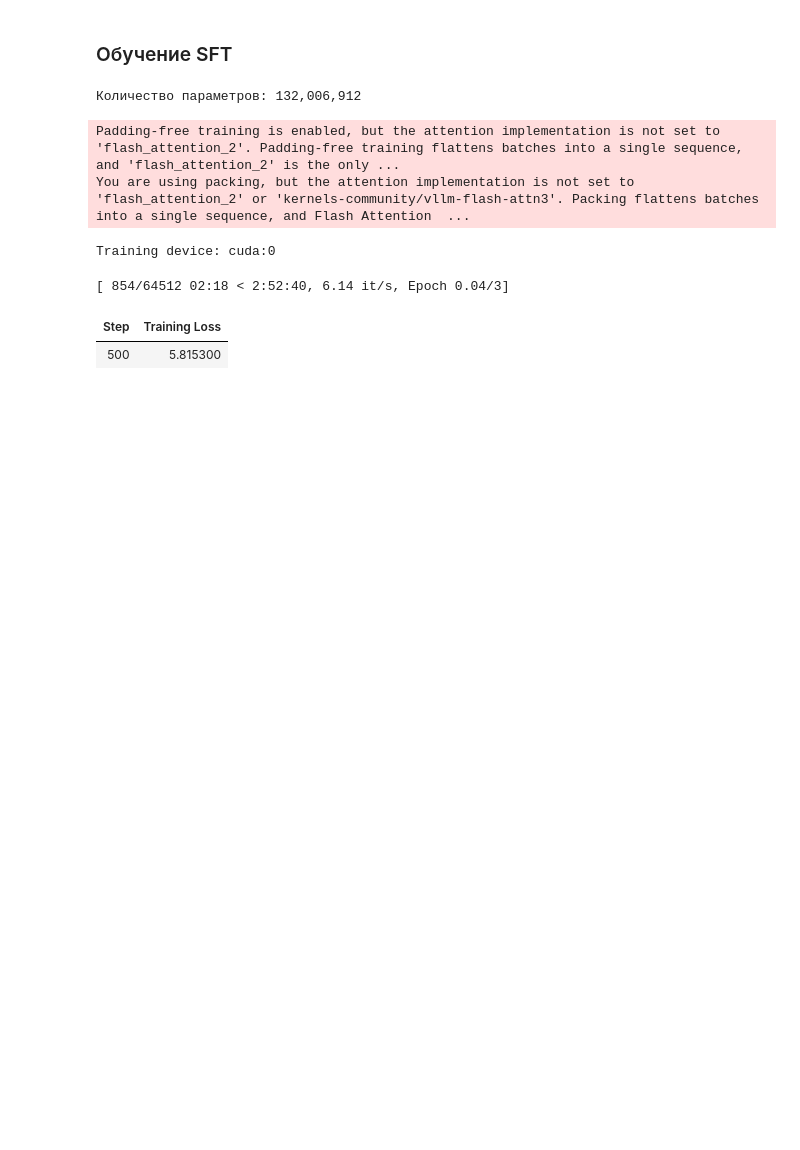
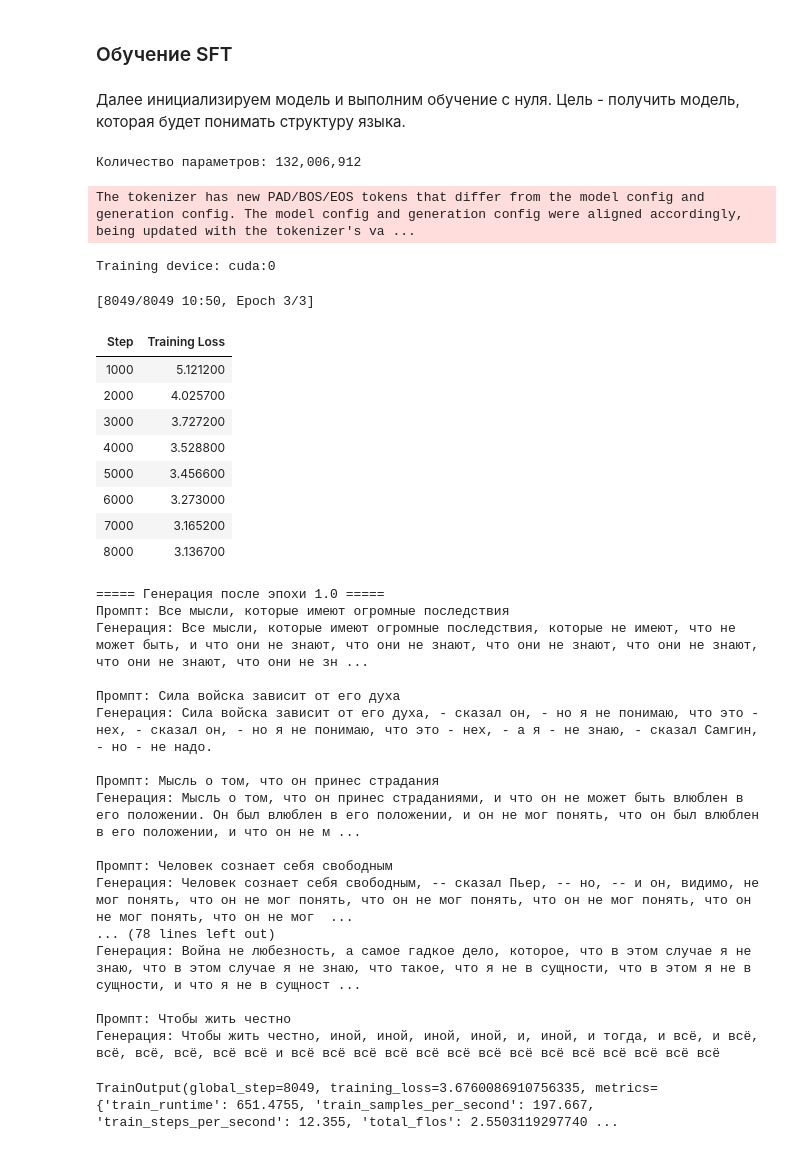
Before and after one commit to RumKam/dle-project-sprint-6, a Jupyter notebook: solution.ipynb, the cells around one changed output. Drawn from its saved outputs; the diff is of its cells as text; code cells hidden in the pictures; blank space fills up the shorter version.

```diff
--- a/solution.ipynb
+++ b/solution.ipynb
@@ -36,6 +68,9 @@ set_seed(42)
 # %%
+import os
+import re
+from glob import glob
+
 def preprocess_texts(folder_path, output_file, chunk_size):
-
     # Загружаем все строки из всех файлов
     all_lines = []
     for file_path in glob(os.path.join(folder_path, "*.txt")):
@@ -53,11 +88,10 @@ def preprocess_texts(folder_path, output_file, chunk_size):
         elif not line_stripped:
             unique_lines.append(line)
 
-    # Оставляем только кириллицу, цифры, пробелы, базовую пунктуацию
+    # Оставляем только кириллицу, пробелы, базовую пунктуацию
     cleaned_lines = []
     for line in unique_lines:
-        clean = re.sub(r'[^а-яА-ЯёЁ0-9\s\.\,\!\?\;\:\(\)\"\'\-\–\—]', '', line)
-        # убираем лишние пробелы
+        clean = re.sub(r'[^а-яА-ЯёЁ\s\.\,\!\?\;\:\(\)\"\'\-\–\—]', '', line)
         clean = re.sub(r'\s+', ' ', clean).strip()
         if clean:
             cleaned_lines.append(clean)
@@ -65,17 +99,19 @@ def preprocess_texts(folder_path, output_file, chunk_size):
     # Склеиваем
     full_text = ' '.join(cleaned_lines)
 
-    # Нормализуем повторяющуюся пунктуацию
-    full_text = re.sub(r'\.{2,}', '.', full_text)
+    full_text = re.sub(r'\d+', '', full_text)
+    full_text = re.sub(r'[\.…]{2,}', ' ', full_text)
     full_text = re.sub(r'!{2,}', '!', full_text)
     full_text = re.sub(r'\?{2,}', '?', full_text)
     full_text = re.sub(r',{2,}', ',', full_text)
+    full_text = re.sub(r'\s+([.,!?;:])', r'\1', full_text)
+    full_text = re.sub(r'\s+', ' ', full_text).strip()
 
-    # Разбиваем на чанки фиксированной длины
+    # Разбиваем на чанки
     chunks = []
     for i in range(0, len(full_text), chunk_size):
         chunk = full_text[i:i+chunk_size]
-        if len(chunk) > 50:  # отбрасываем совсем короткие куски
+        if len(chunk) > 50:
             chunks.append(f"<bos> {chunk} <eos>")
 
     # Сохраняем чанки в файл
@@ -163,6 +201,10 @@ print(f"Пример input_ids: {tokenized_dataset[0]['input_ids'][:50]}...")
 # %% [markdown]
 ### Обучение SFT
+# %% [markdown]
+Далее инициализируем модель и выполним обучение с нуля. Цель - получить модель, которая будет понимать структуру языка.
 # %%
+#model = LlamaForCausalLM(config).to(dtype=torch.float32).cuda()
+
 # Инициализируем модель Llama
 config = LlamaConfig(
     hidden_size=1024,
@@ -172,6 +214,9 @@ config = LlamaConfig(
     num_key_value_heads=8,
     vocab_size=tokenizer.vocab_size,
     max_position_embeddings=512,
+    resid_pdrop=0.1,
+    embd_pdrop=0.1,
+    attn_pdrop=0.1
 )
 model = LlamaForCausalLM(config).cuda()
 print(f"Количество параметров: {model.num_parameters():,}")
@@ -206,6 +254,7 @@ class GenerateCallback(TrainerCallback):
         print(f"\n===== Генерация после эпохи {state.epoch} =====")
         for prompt in self.prompts:
             inputs = tokenizer(prompt, return_tensors="pt").to(model.device)
+            inputs.pop("token_type_ids", None)
             with torch.no_grad():
                 outputs = model.generate(
                     **inputs,
@@ -221,38 +270,62 @@ class GenerateCallback(TrainerCallback):
 sft_config = SFTConfig(
     output_dir="./models",
     learning_rate=1e-4,
-    per_device_train_batch_size=2,
+    per_device_train_batch_size=16,
     gradient_accumulation_steps=1,
     max_length=256,
     num_train_epochs=3,
     report_to="none",
-    logging_steps=500,
+    logging_steps=1000,
     weight_decay=0.01,
     fp16=True,
     dataloader_num_workers=4,
     dataloader_pin_memory=True,
     remove_unused_columns=False,
     save_strategy="no",
-    packing=True
+    packing=False
 )
 
 # Trainer
 trainer = SFTTrainer(
     model=model,
     args=sft_config,
     train_dataset=tokenized_dataset,
     processing_class=tokenizer,
     callbacks=[GenerateCallback(tokenizer, test_prompts)],
 )
 
 # Запуск обучения
 print("Training device:", trainer.model.device)
 trainer.train()
 # %% [output]
-Padding-free training is enabled, but the attention implementation is not set to 'flash_attention_2'. Padding-free training flattens batches into a single sequence, and 'flash_attention_2' is the only ...
-You are using packing, but the attention implementation is not set to 'flash_attention_2' or 'kernels-community/vllm-flash-attn3'. Packing flattens batches into a single sequence, and Flash Attention  ...
+The tokenizer has new PAD/BOS/EOS tokens that differ from the model config and generation config. The model config and generation config were aligned accordingly, being updated with the tokenizer's va ...
 Training device: cuda:0
-[ 854/64512 02:18 < 2:52:40, 6.14 it/s, Epoch 0.04/3]
+[8049/8049 10:50, Epoch 3/3]
 | Step | Training Loss |
-| 500 | 5.815300 |
+| 1000 | 5.121200 |
+| 2000 | 4.025700 |
+| 3000 | 3.727200 |
+| 4000 | 3.528800 |
+| 5000 | 3.456600 |
+| 6000 | 3.273000 |
+| 7000 | 3.165200 |
+| 8000 | 3.136700 |
+===== Генерация после эпохи 1.0 =====
+Промпт: Все мысли, которые имеют огромные последствия
+Генерация: Все мысли, которые имеют огромные последствия, которые не имеют, что не может быть, и что они не знают, что они не знают, что они не знают, что они не знают, что они не знают, что они не зн ...
+
+Промпт: Сила войска зависит от его духа
+Генерация: Сила войска зависит от его духа, - сказал он, - но я не понимаю, что это - нех, - сказал он, - но я не понимаю, что это - нех, - а я - не знаю, - сказал Самгин, - но - не надо.
+
+Промпт: Мысль о том, что он принес страдания
+Генерация: Мысль о том, что он принес страданиями, и что он не может быть влюблен в его положении. Он был влюблен в его положении, и он не мог понять, что он был влюблен в его положении, и что он не м ...
+
+Промпт: Человек сознает себя свободным
+Генерация: Человек сознает себя свободным, -- сказал Пьер, -- но, -- и он, видимо, не мог понять, что он не мог понять, что он не мог понять, что он не мог понять, что он не мог понять, что он не мог  ...
+... (78 lines left out)
+Генерация: Война не любезность, а самое гадкое дело, которое, что в этом случае я не знаю, что в этом случае я не знаю, что такое, что я не в сущности, что в этом я не в сущности, и что я не в сущност ...
+
+Промпт: Чтобы жить честно
+Генерация: Чтобы жить честно, иной, иной, иной, иной, и, иной, и тогда, и всё, и всё, всё, всё, всё, всё всё и всё всё всё всё всё всё всё всё всё всё всё всё всё всё
+TrainOutput(global_step=8049, training_loss=3.6760086910756335, metrics={'train_runtime': 651.4755, 'train_samples_per_second': 197.667, 'train_steps_per_second': 12.355, 'total_flos': 2.5503119297740 ...
 # %%
```
Also changed, not shown: parts of 27 cells of this notebook, 1 other file.
